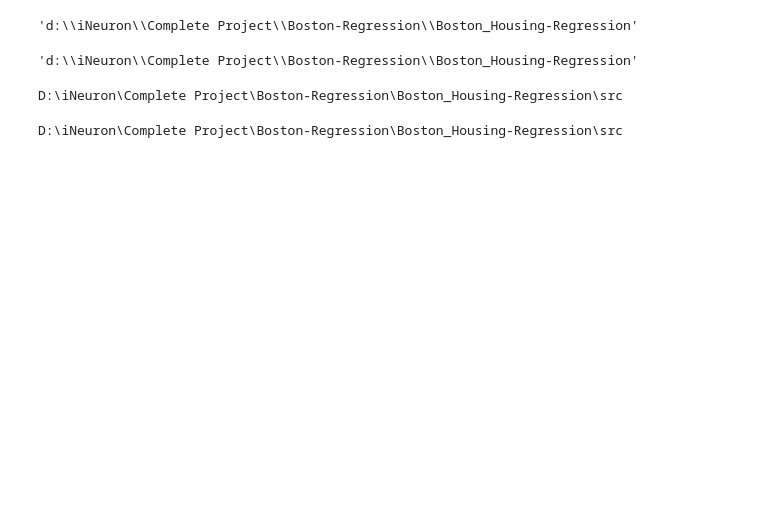
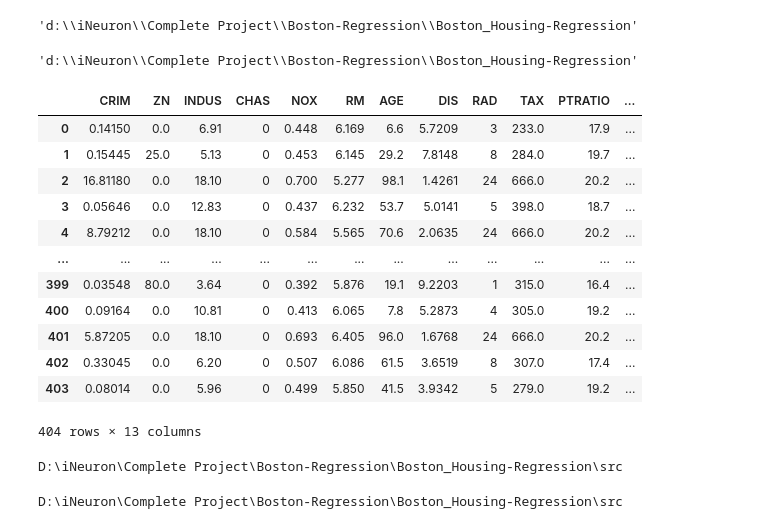
Before and after one commit to PyBeginner1/Boston_Housing-Regression, a Jupyter notebook: notebook/stage02.ipynb, the cells around one changed output. Saved outputs shown, nothing was run; the diff lists cells and outputs as text; code cells hidden in the pictures; blank space fills up the shorter version.

```diff
--- a/notebook/stage02.ipynb
+++ b/notebook/stage02.ipynb
@@ -102,6 +102,24 @@ class DataTransformation:
         logging.info('Data Transformation completed')
         logging.info('\n')
         return self.config.scaled_train_path, self.config.scaled_test_path
+# %%
+train_df = pd.read_csv(final_train_path)
+new_train_df = train_df.drop('MEDV', axis=1)
+new_train_df
+# %% [output]
+|  | CRIM | ZN | INDUS | CHAS | NOX | RM | AGE | DIS | RAD | TAX | PTRATIO | ... |
+| 0 | 0.14150 | 0.0 | 6.91 | 0 | 0.448 | 6.169 | 6.6 | 5.7209 | 3 | 233.0 | 17.9 | ... |
+| 1 | 0.15445 | 25.0 | 5.13 | 0 | 0.453 | 6.145 | 29.2 | 7.8148 | 8 | 284.0 | 19.7 | ... |
+| 2 | 16.81180 | 0.0 | 18.10 | 0 | 0.700 | 5.277 | 98.1 | 1.4261 | 24 | 666.0 | 20.2 | ... |
+| 3 | 0.05646 | 0.0 | 12.83 | 0 | 0.437 | 6.232 | 53.7 | 5.0141 | 5 | 398.0 | 18.7 | ... |
+| 4 | 8.79212 | 0.0 | 18.10 | 0 | 0.584 | 5.565 | 70.6 | 2.0635 | 24 | 666.0 | 20.2 | ... |
+| ... | ... | ... | ... | ... | ... | ... | ... | ... | ... | ... | ... | ... |
+| 399 | 0.03548 | 80.0 | 3.64 | 0 | 0.392 | 5.876 | 19.1 | 9.2203 | 1 | 315.0 | 16.4 | ... |
+| 400 | 0.09164 | 0.0 | 10.81 | 0 | 0.413 | 6.065 | 7.8 | 5.2873 | 4 | 305.0 | 19.2 | ... |
+| 401 | 5.87205 | 0.0 | 18.10 | 0 | 0.693 | 6.405 | 96.0 | 1.6768 | 24 | 666.0 | 20.2 | ... |
+| 402 | 0.33045 | 0.0 | 6.20 | 0 | 0.507 | 6.086 | 61.5 | 3.6519 | 8 | 307.0 | 17.4 | ... |
+| 403 | 0.08014 | 0.0 | 5.96 | 0 | 0.499 | 5.850 | 41.5 | 3.9342 | 5 | 279.0 | 19.2 | ... |
+404 rows × 13 columns
 # %%
 train_path = r'Boston_Housing-Regression\artifact\data_ingestion\train.csv'
 test_path = r'Boston_Housing-Regression\artifact\data_ingestion\test.csv'
```
Also changed, not shown: parts of 7 cells of this notebook, 7 other files.
